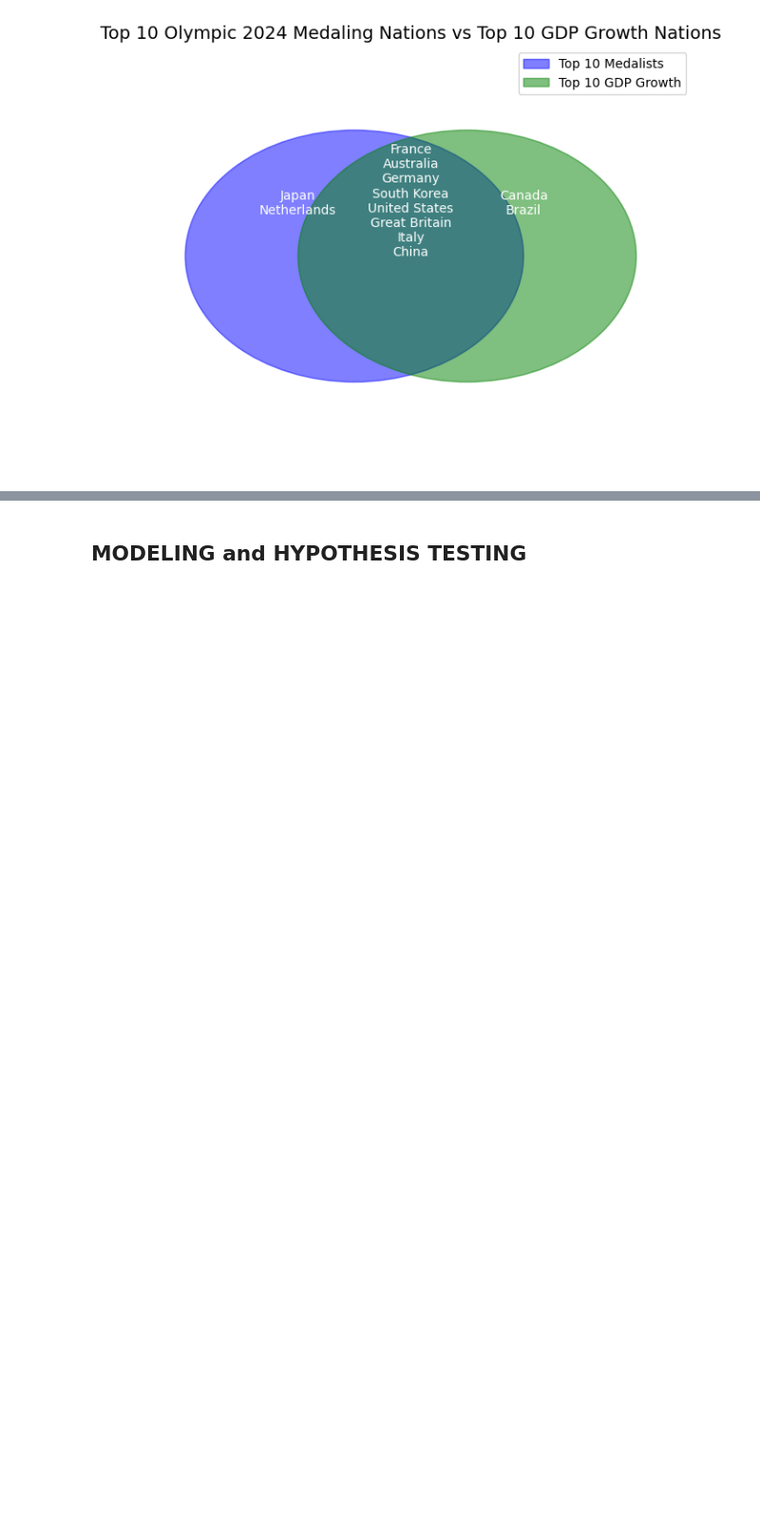
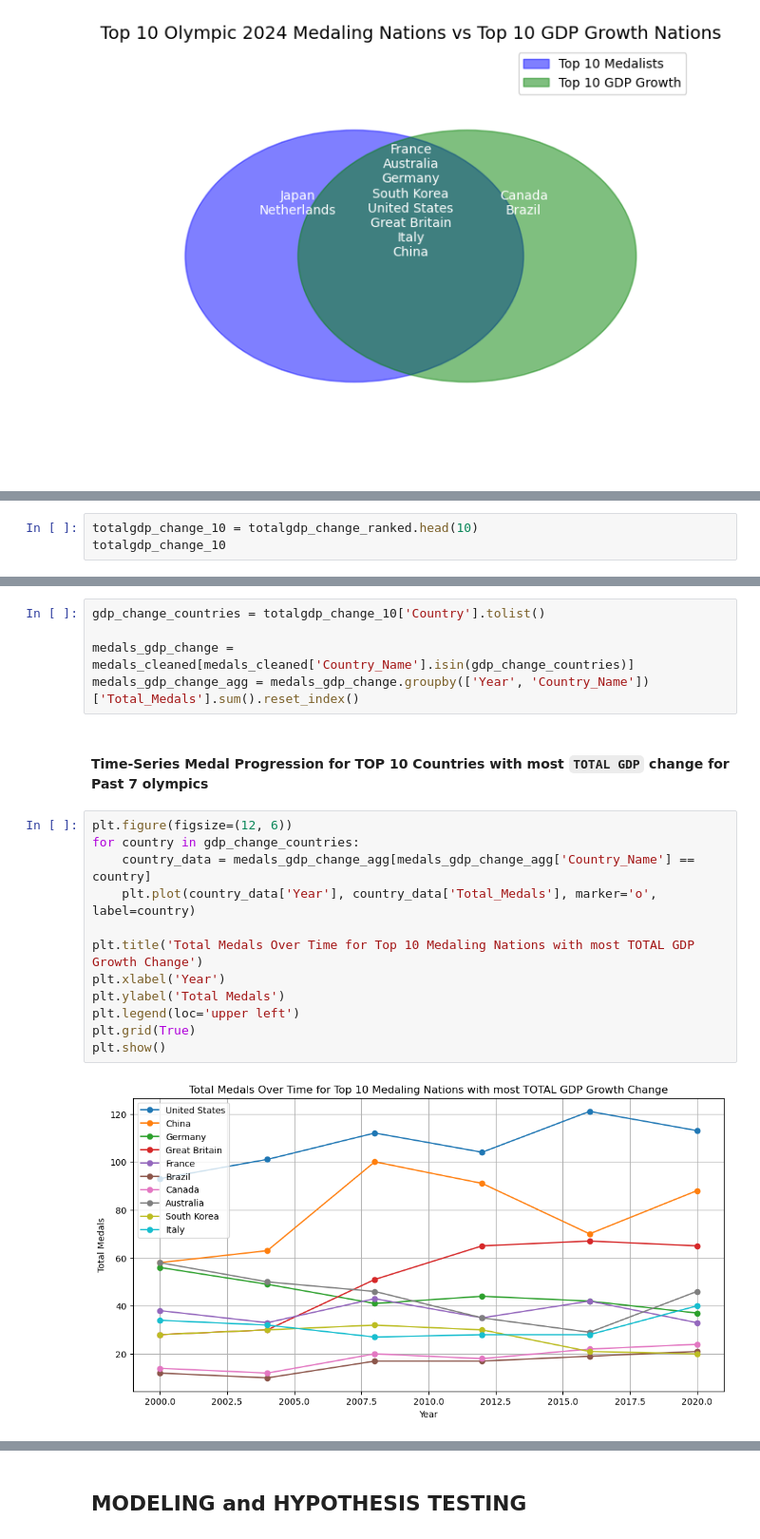
Before and after one commit to levsah/Olympinomics, a Jupyter notebook: FinalProject_Group103-FA24.ipynb, the cells around one changed output, grey strips where cells are left out. Shown at 95% size. Saved outputs shown, nothing was run; the diff lists cells and outputs as text; blank space fills up the shorter version.

```diff
--- a/FinalProject_Group103-FA24.ipynb
+++ b/FinalProject_Group103-FA24.ipynb
@@ -1188,0 +1113,3 @@ maybe shuffle countries around
+# %%
+totalgdp_change_10 = totalgdp_change_ranked.head(10)
+totalgdp_change_10
@@ -1188,0 +1128,21 @@ maybe shuffle countries around
+# %%
+gdp_change_countries = totalgdp_change_10['Country'].tolist()
+
+medals_gdp_change = medals_cleaned[medals_cleaned['Country_Name'].isin(gdp_change_countries)]
+medals_gdp_change_agg = medals_gdp_change.groupby(['Year', 'Country_Name'])['Total_Medals'].sum().reset_index()
+# %% [markdown]
+#### **Time-Series Medal Progression for TOP 10 Countries with most `TOTAL GDP` change for Past 7 olympics**
+# %%
+plt.figure(figsize=(12, 6))
+for country in gdp_change_countries:
+    country_data = medals_gdp_change_agg[medals_gdp_change_agg['Country_Name'] == country]
+    plt.plot(country_data['Year'], country_data['Total_Medals'], marker='o', label=country)
+
+plt.title('Total Medals Over Time for Top 10 Medaling Nations with most TOTAL GDP Growth Change')
+plt.xlabel('Year')
+plt.ylabel('Total Medals')
+plt.legend(loc='upper left')
+plt.grid(True)
+plt.show()
+# %% [output]
+[figure, added]
```
Also changed, not shown: parts of 44 cells of this notebook.
